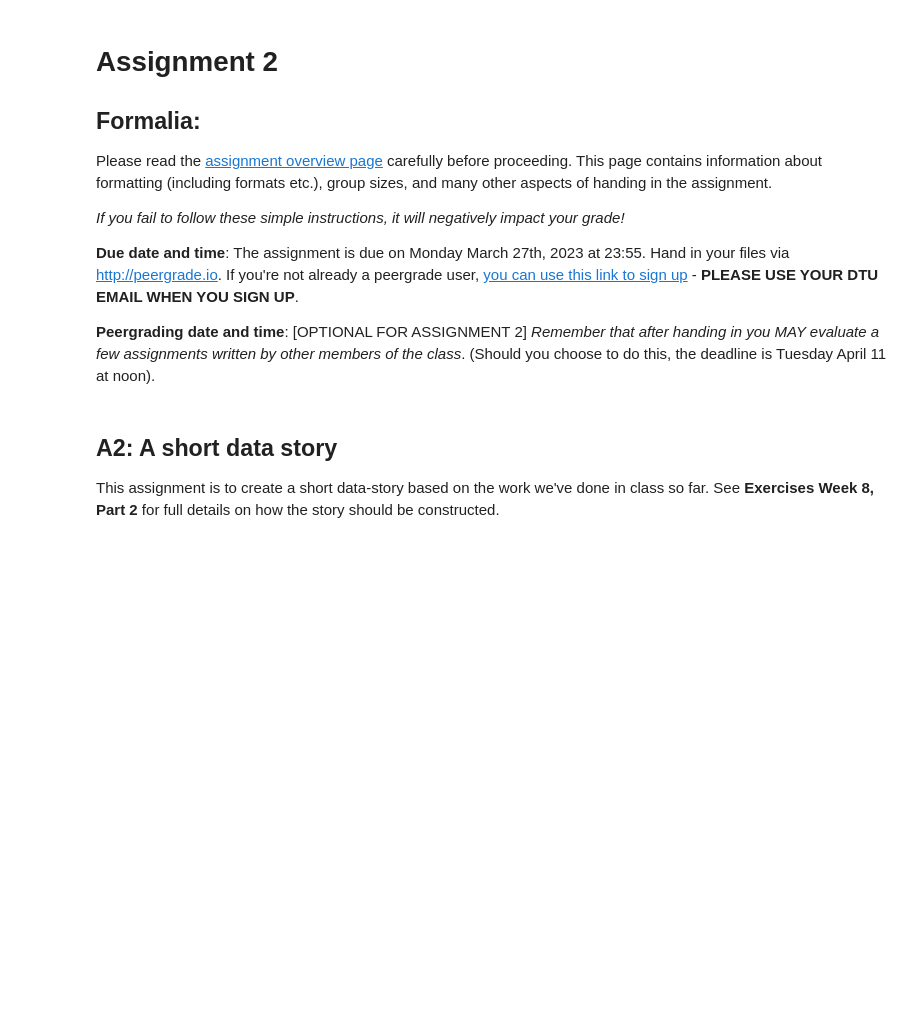
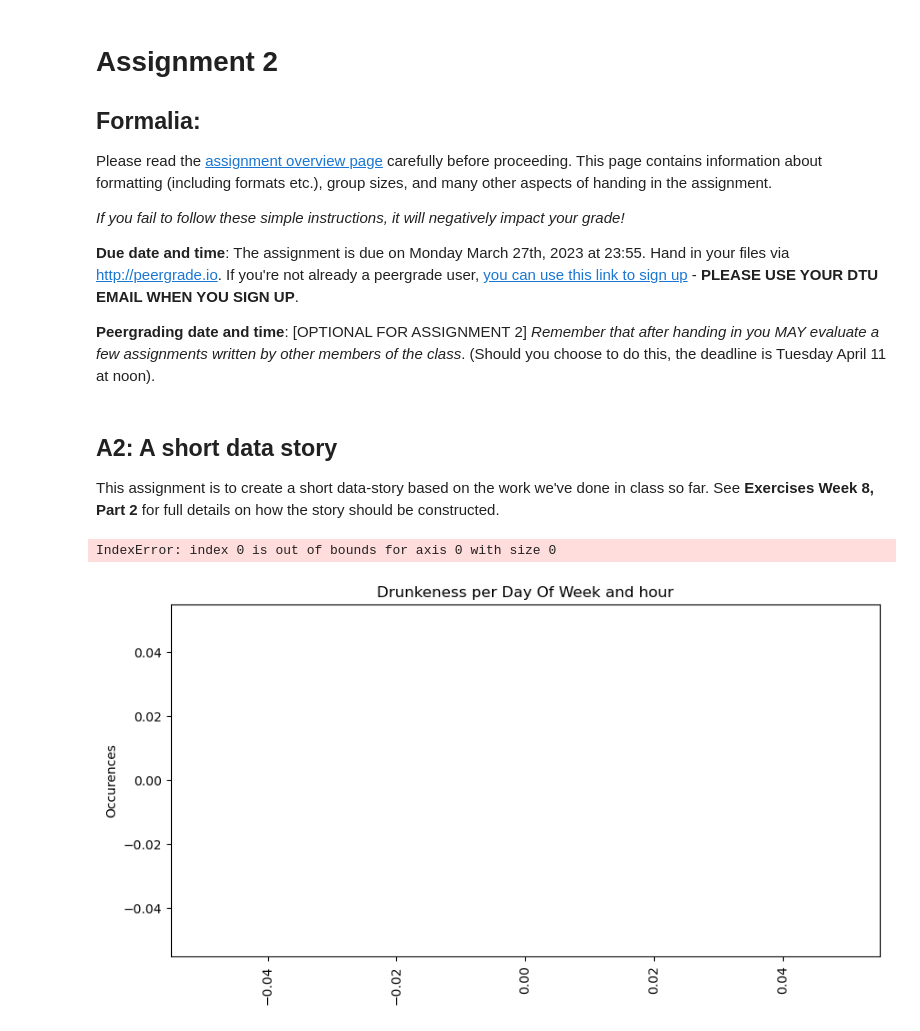
Before and after one commit to M3LLI55X/Social-data-Analysis-and-Visualization, a Jupyter notebook: Assignment2.ipynb, the cells around one changed output. Cells and saved outputs as stored; diff of their text form; code cells hidden in the pictures; blank space fills up the shorter version.

```diff
--- a/Assignment2.ipynb
+++ b/Assignment2.ipynb
@@ -15,3 +15,42 @@ https://app.peergrade.io/join/44E47G) - **PLEASE USE YOUR DTU EMAIL WHEN YOU SIG
 ## A2: A short data story
 
 This assignment is to create a short data-story based on the work we've done in class so far. See **Exercises Week 8, Part 2** for full details on how the story should be constructed.
+# %%
+import pandas as pd
+import numpy as np
+import matplotlib.pyplot as plt
+import calplot
+from urllib.request import urlopen
+import json
+import plotly.express as px
+from area import area
+
+df = pd.read_csv('Police_Department_Incident_Reports__Historical_2003_to_May_2018.csv')
+df['Timestamp'] = pd.to_datetime(df['Date'] + ' ' + df['Time'], format='%m/%d/%Y %H:%M')
+df = df.drop(df[df['Timestamp'] >= '2018-01-01'].index)
+focuscrimes = set(['DRUNKENESS'])
+
+fig = plt.figure(figsize=(10,5))
+df_i = df.loc[df.Category == 'DRUNKENESS']
+crimes_per_DayOfWeek_and_hour = df_i.groupby([df_i['Timestamp'].dt.day_of_week,df_i['Timestamp'].dt.day_name(),df_i['Timestamp'].dt.hour])['DayOfWeek'].value_counts()
+crimes_per_DayOfWeek_and_hour = crimes_per_DayOfWeek_and_hour.droplevel(0,'index').droplevel(0,'index')
+ax = fig.add_subplot(1, 1, 1)
+plt.rcParams.update({'text.color': "black",
+                    'axes.labelcolor': "black",
+                    'axes.edgecolor': "black",
+                    'xtick.color': "black",
+                    'ytick.color': "black"})
+crimes_per_DayOfWeek_and_hour.droplevel(1,'index').plot(ax=ax, kind='bar', title='Drunkeness per Day Of Week and hour', xlabel="Day Of Week and hour", ylabel="Occurences", color="darkgreen")
+ax.locator_params(axis='x', nbins=7*3)
+ax.tick_params( axis='x', labelrotation = 0)
+ax2 = ax.twiny()
+crimes_per_DayOfWeek_and_hour.droplevel(0,'index').plot(ax=ax2, kind='bar', title='', xlabel='', ylabel='', color="darkgreen")
+ax2.locator_params(axis='x', nbins=7)
+ax2.tick_params( axis='x', labelrotation = 30)
+
+fig.tight_layout(rect=[0, 0, 1, 0.975])
+plt.show()
+# fig.savefig('../annekdesler.github.io/figures/timeseries_plot.png', transparent=True, bbox_inches='tight')
+# %% [output]
+IndexError: index 0 is out of bounds for axis 0 with size 0
+[figure, added]
```
Also changed, not shown: parts of 1 cell of this notebook, 1 other file.
